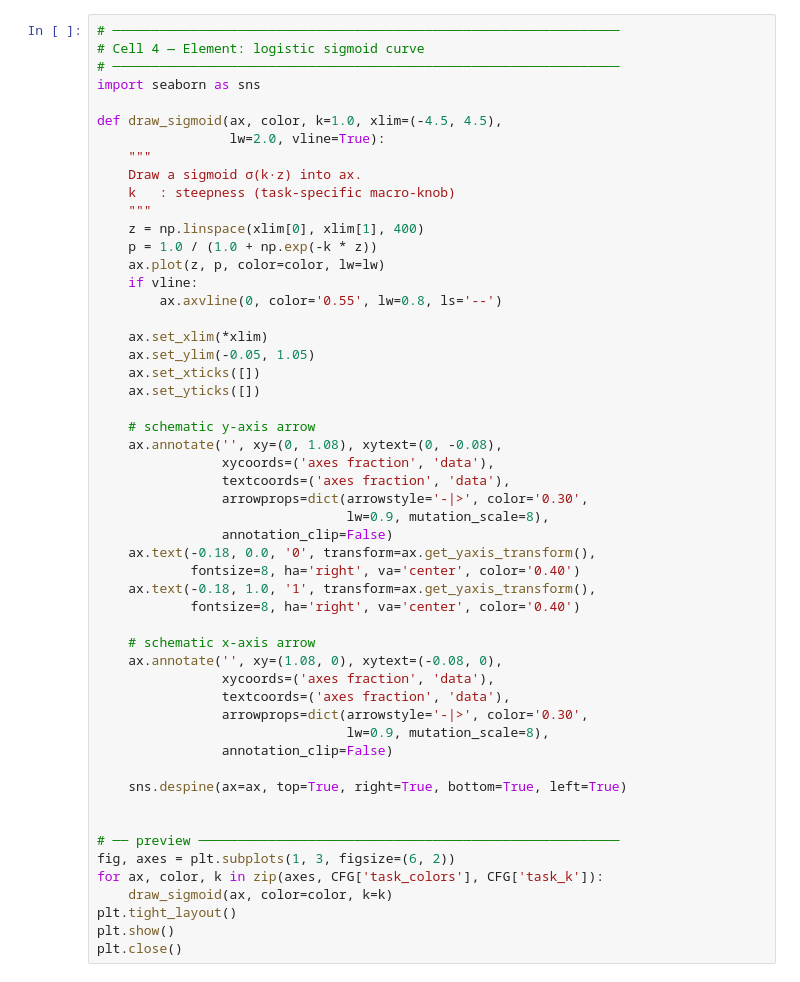
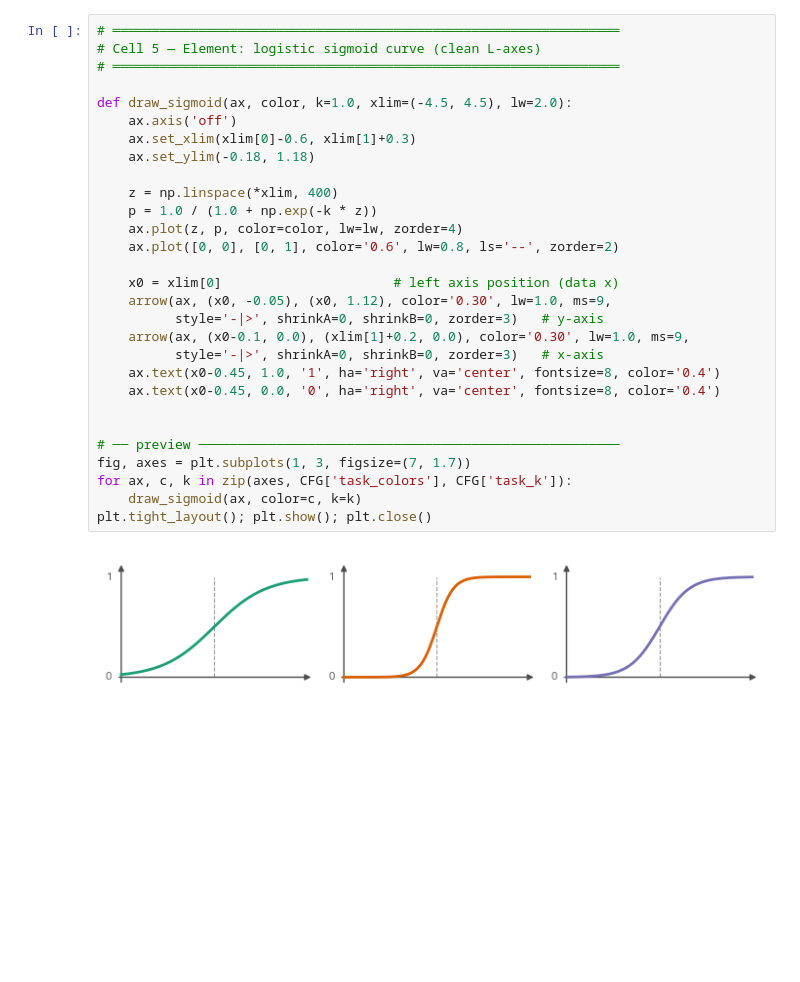
Before and after one commit to lukasShuber/dlbt, a Jupyter notebook: visualizations/figure3_schematic.ipynb, the cells around one changed output. Saved outputs shown, nothing was run; the diff lists cells and outputs as text; blank space fills up the shorter version.

```diff
--- a/visualizations/figure3_schematic.ipynb
+++ b/visualizations/figure3_schematic.ipynb
@@ -248,54 +292,32 @@ plt.close()
 # %%
-# ─────────────────────────────────────────────────────────────────
-# Cell 4 — Element: logistic sigmoid curve
-# ─────────────────────────────────────────────────────────────────
-import seaborn as sns
+# ═════════════════════════════════════════════════════════════════
+# Cell 5 — Element: logistic sigmoid curve (clean L-axes)
+# ═════════════════════════════════════════════════════════════════
 
-def draw_sigmoid(ax, color, k=1.0, xlim=(-4.5, 4.5),
-                 lw=2.0, vline=True):
-    """
-    Draw a sigmoid σ(k·z) into ax.
-    k   : steepness (task-specific macro-knob)
-    """
-    z = np.linspace(xlim[0], xlim[1], 400)
+def draw_sigmoid(ax, color, k=1.0, xlim=(-4.5, 4.5), lw=2.0):
+    ax.axis('off')
+    ax.set_xlim(xlim[0]-0.6, xlim[1]+0.3)
+    ax.set_ylim(-0.18, 1.18)
+
+    z = np.linspace(*xlim, 400)
     p = 1.0 / (1.0 + np.exp(-k * z))
-    ax.plot(z, p, color=color, lw=lw)
-    if vline:
-        ax.axvline(0, color='0.55', lw=0.8, ls='--')
+    ax.plot(z, p, color=color, lw=lw, zorder=4)
+    ax.plot([0, 0], [0, 1], color='0.6', lw=0.8, ls='--', zorder=2)
 
-    ax.set_xlim(*xlim)
-    ax.set_ylim(-0.05, 1.05)
-    ax.set_xticks([])
-    ax.set_yticks([])
-
-    # schematic y-axis arrow
-    ax.annotate('', xy=(0, 1.08), xytext=(0, -0.08),
-                xycoords=('axes fraction', 'data'),
-                textcoords=('axes fraction', 'data'),
-                arrowprops=dict(arrowstyle='-|>', color='0.30',
-                                lw=0.9, mutation_scale=8),
-                annotation_clip=False)
-    ax.text(-0.18, 0.0, '0', transform=ax.get_yaxis_transform(),
-            fontsize=8, ha='right', va='center', color='0.40')
-    ax.text(-0.18, 1.0, '1', transform=ax.get_yaxis_transform(),
-            fontsize=8, ha='right', va='center', color='0.40')
-
-    # schematic x-axis arrow
-    ax.annotate('', xy=(1.08, 0), xytext=(-0.08, 0),
-                xycoords=('axes fraction', 'data'),
-                textcoords=('axes fraction', 'data'),
-                arrowprops=dict(arrowstyle='-|>', color='0.30',
-                                lw=0.9, mutation_scale=8),
-                annotation_clip=False)
-
-    sns.despine(ax=ax, top=True, right=True, bottom=True, left=True)
+    x0 = xlim[0]                      # left axis position (data x)
+    arrow(ax, (x0, -0.05), (x0, 1.12), color='0.30', lw=1.0, ms=9,
+          style='-|>', shrinkA=0, shrinkB=0, zorder=3)   # y-axis
+    arrow(ax, (x0-0.1, 0.0), (xlim[1]+0.2, 0.0), color='0.30', lw=1.0, ms=9,
+          style='-|>', shrinkA=0, shrinkB=0, zorder=3)   # x-axis
+    ax.text(x0-0.45, 1.0, '1', ha='right', va='center', fontsize=8, color='0.4')
+    ax.text(x0-0.45, 0.0, '0', ha='right', va='center', fontsize=8, color='0.4')
 
 
 # ── preview ──────────────────────────────────────────────────────
-fig, axes = plt.subplots(1, 3, figsize=(6, 2))
-for ax, color, k in zip(axes, CFG['task_colors'], CFG['task_k']):
-    draw_sigmoid(ax, color=color, k=k)
-plt.tight_layout()
-plt.show()
-plt.close()
+fig, axes = plt.subplots(1, 3, figsize=(7, 1.7))
+for ax, c, k in zip(axes, CFG['task_colors'], CFG['task_k']):
+    draw_sigmoid(ax, color=c, k=k)
+plt.tight_layout(); plt.show(); plt.close()
+# %% [output]
+[figure, added]
 # %%
```
Also changed, not shown: parts of 11 cells of this notebook, 4 other files.
